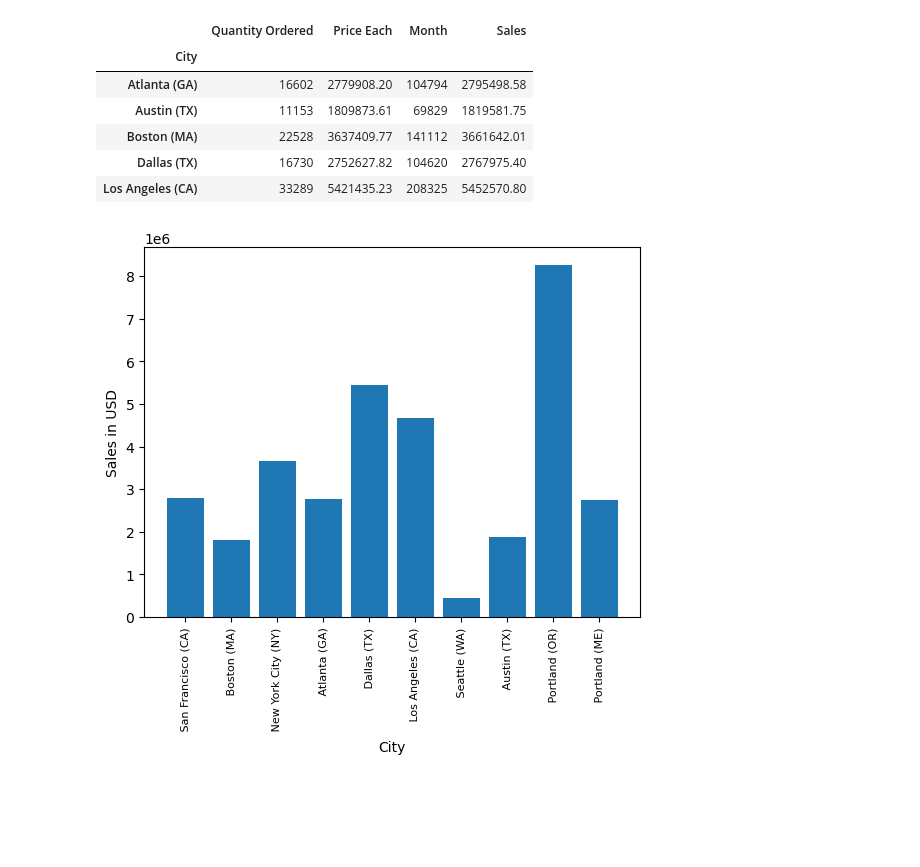
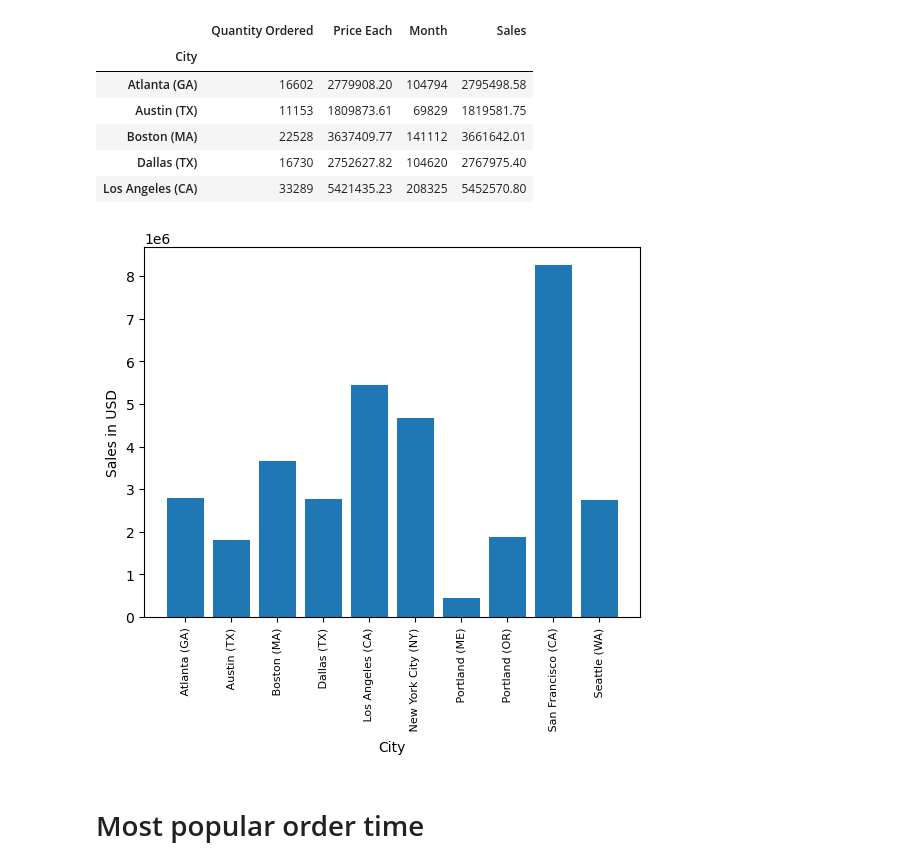
Before and after one commit to MarinaTheAnalyst/Python_Sub, a Jupyter notebook: Analysis.ipynb, the cells around one changed output. Drawn from its saved outputs; the diff is of its cells as text; code cells hidden in the pictures; blank space fills up the shorter version.

```diff
--- a/Analysis.ipynb
+++ b/Analysis.ipynb
@@ -125,11 +128,13 @@ cities_result.head()
 | Dallas (TX) | 16730 | 2752627.82 | 104620 | 2767975.40 |
 | Los Angeles (CA) | 33289 | 5421435.23 | 208325 | 5452570.80 |
 # %%
-cities = all_data['City'].unique()
+cities = [city for city, df in all_data.groupby('City')]
 plt.bar(cities,cities_result['Sales'])
 plt.xticks(cities, rotation = 'vertical', size = 8)
 plt.ylabel('Sales in USD')
 plt.xlabel('City')
 plt.show()
 # %% [output]
-[figure, old version]
+[figure, new version]
+# %% [markdown]
+# Most popular order time
```
Also changed, not shown: parts of 14 cells of this notebook.
